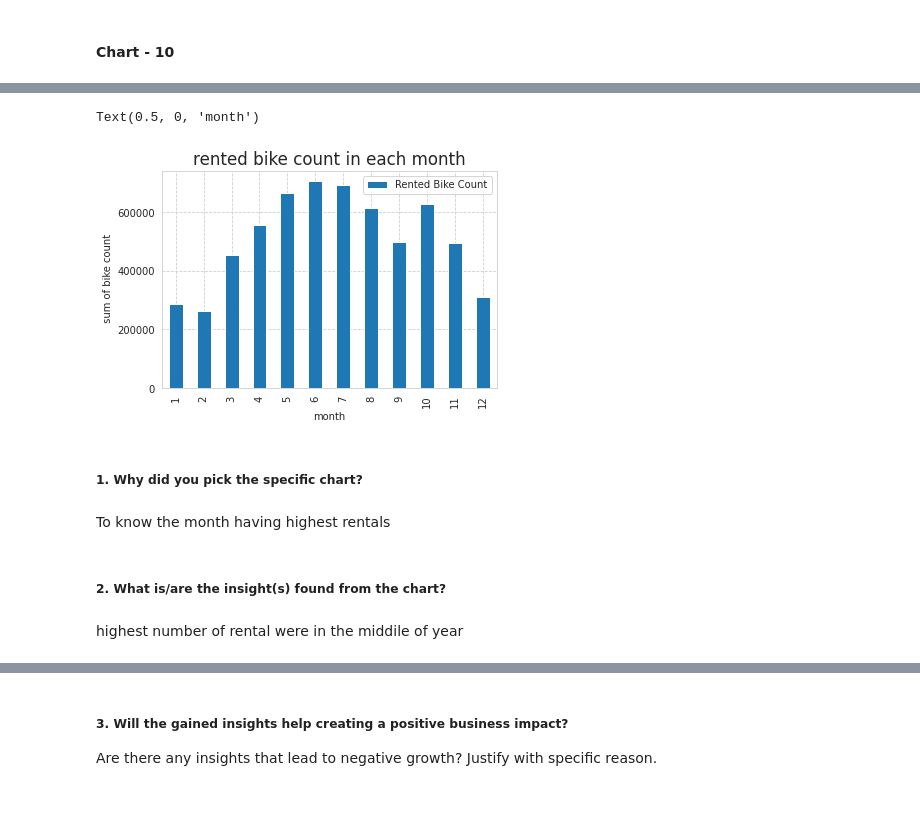
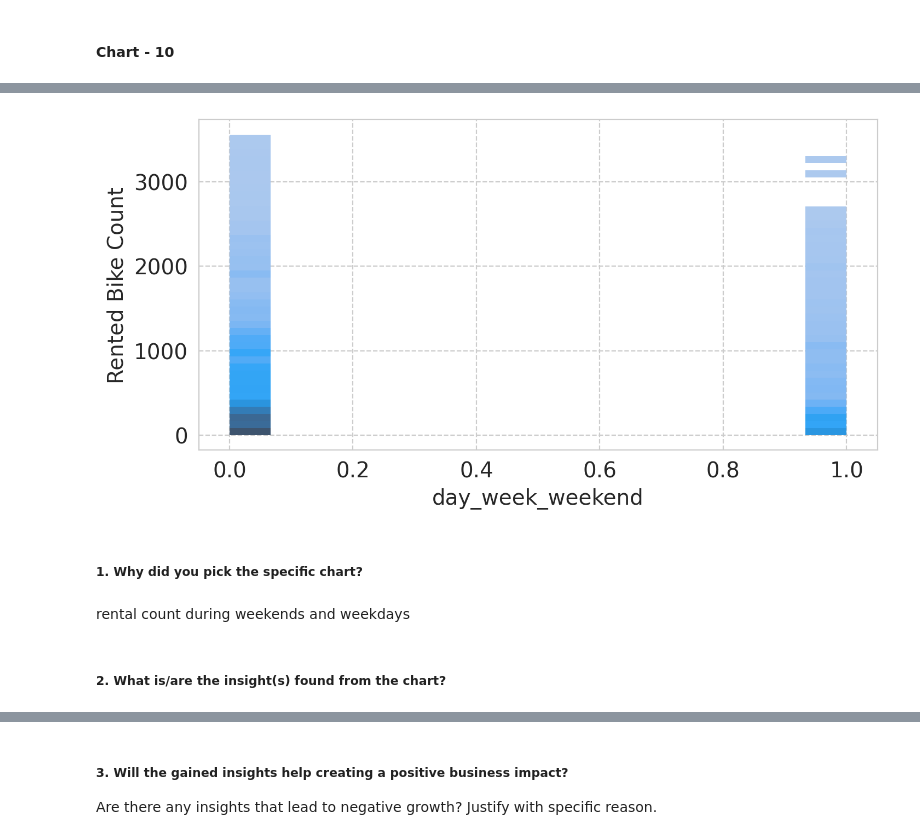
Before and after one commit to albin2122/Bike-Sharing-Demand-Prediction, a Jupyter notebook: Bike_Sharing_Demand_Prediction.ipynb, the cells around one changed output, grey strips where cells are left out. Saved outputs shown, nothing was run; the diff lists cells and outputs as text; code cells hidden in the pictures; blank space fills up the shorter version.

```diff
--- a/Bike_Sharing_Demand_Prediction.ipynb
+++ b/Bike_Sharing_Demand_Prediction.ipynb
@@ -638,18 +578,13 @@ bike_month
-# %%
-bike_month[['month','Rented Bike Count']].set_index('month').plot(kind='bar')
-plt.rc('font', size=14)
-plt.xticks(rotation=90)
-plt.title('rented bike count in each month' )
-plt.ylabel(' sum of bike count')
-plt.xlabel('month')
-# %% [output]
-Text(0.5, 0, 'month')
-[figure, removed]
+# %%
+# Chart - 10 visualization code
+plt.figure(figsize=(8,4),dpi=200)
+sns.histplot(x='day_week_weekend',y='Rented Bike Count',data=bike_sharing_df)
+plt.show()
+# %% [output]
+[figure, added]
 # %% [markdown]
 ##### 1. Why did you pick the specific chart?
-# %% [markdown]
-To know the month having highest rentals
+# %% [markdown]
+rental count during weekends and weekdays
 # %% [markdown]
 ##### 2. What is/are the insight(s) found from the chart?
-# %% [markdown]
-highest number of rental were in the middile of year
```
Also changed, not shown: parts of 23 cells of this notebook.
